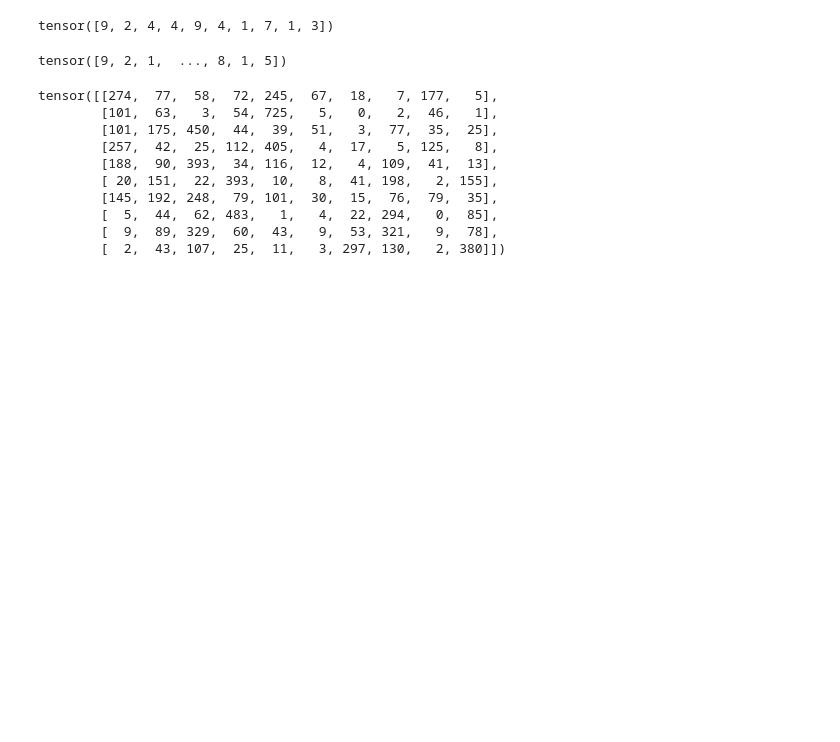
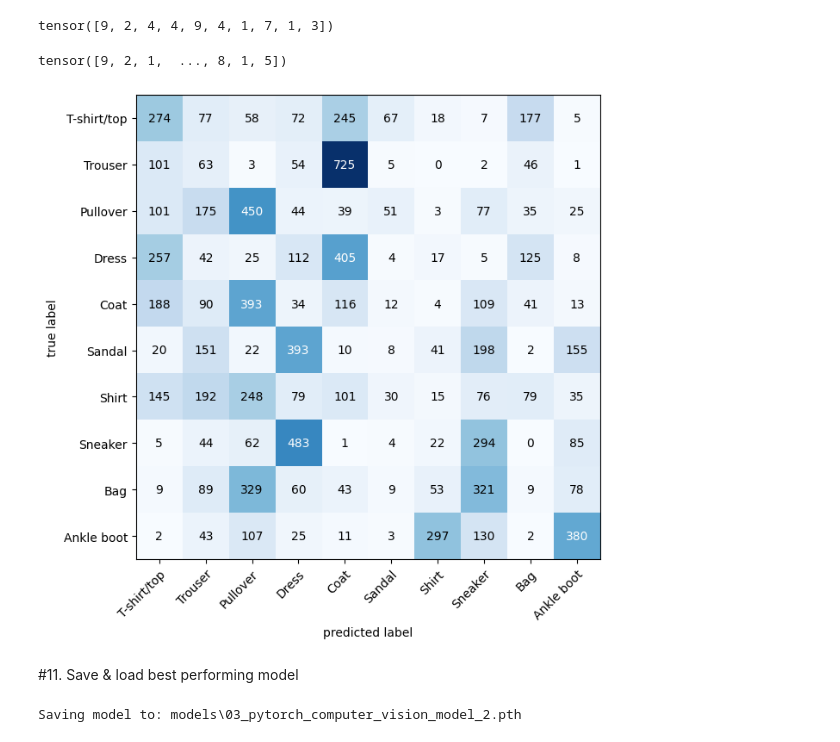
Before and after one commit to parimalakettymuthu/ComputerVision, a Jupyter notebook: PyTorch_ComputerVision.ipynb, the cells around one changed output. Drawn from its saved outputs; the diff is of its cells as text; code cells hidden in the pictures; blank space fills up the shorter version.

```diff
--- a/PyTorch_ComputerVision.ipynb
+++ b/PyTorch_ComputerVision.ipynb
@@ -1099,23 +1099,37 @@ tensor([9, 2, 1,  ..., 8, 1, 5])
 # %%
 from torchmetrics import ConfusionMatrix
 from mlxtend.plotting import plot_confusion_matrix
 
 #step2: Setup confusion matrix and compare predictions to target
 confmat = ConfusionMatrix(task="multiclass", num_classes=len(class_names))
 confmat_tensor = confmat(y_pred_tensor,
                          test_data.targets)
 
-#3.
+#3. Plot the confusion matrix
+fig, ax = plot_confusion_matrix(
+    conf_mat=confmat_tensor.numpy(), #matplotlib with numpy
+    class_names=class_names,
+    figsize=(10, 7)
+)
+# %% [output]
+[figure, added]
-# %%
-confmat_tensor
-# %% [output]
-tensor([[274,  77,  58,  72, 245,  67,  18,   7, 177,   5],
-        [101,  63,   3,  54, 725,   5,   0,   2,  46,   1],
-        [101, 175, 450,  44,  39,  51,   3,  77,  35,  25],
-        [257,  42,  25, 112, 405,   4,  17,   5, 125,   8],
-        [188,  90, 393,  34, 116,  12,   4, 109,  41,  13],
-        [ 20, 151,  22, 393,  10,   8,  41, 198,   2, 155],
-        [145, 192, 248,  79, 101,  30,  15,  76,  79,  35],
-        [  5,  44,  62, 483,   1,   4,  22, 294,   0,  85],
-        [  9,  89, 329,  60,  43,   9,  53, 321,   9,  78],
-        [  2,  43, 107,  25,  11,   3, 297, 130,   2, 380]])
+# %% [markdown]
+#11. Save & load best performing model
+# %%
+from pathlib import Path
+
+#Create model directory path
+MODEL_PATH = Path("models")
+MODEL_PATH.mkdir(parents=True,
+                 exist_ok=True)
+
+#Create model save
+MODEL_NAME = "03_pytorch_computer_vision_model_2.pth"
+MODEL_SAVE_PATH = MODEL_PATH / MODEL_NAME
+
+#Save the model state dict
+print(f"Saving model to: {MODEL_SAVE_PATH}")
+torch.save(obj=model_2.state_dict(),
+           f=MODEL_SAVE_PATH)
+# %% [output]
+Saving model to: models\03_pytorch_computer_vision_model_2.pth
```
Also changed, not shown: parts of 2 cells of this notebook.
